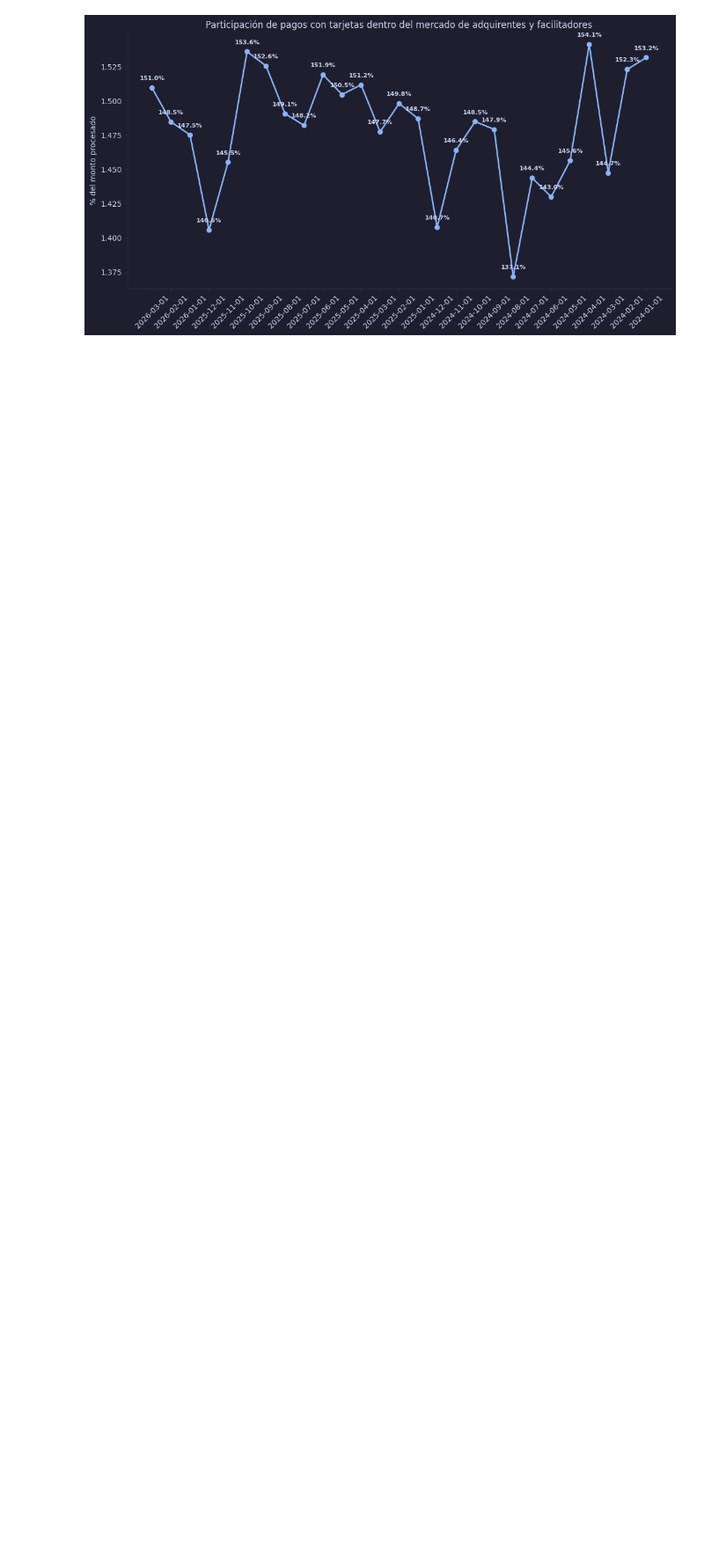
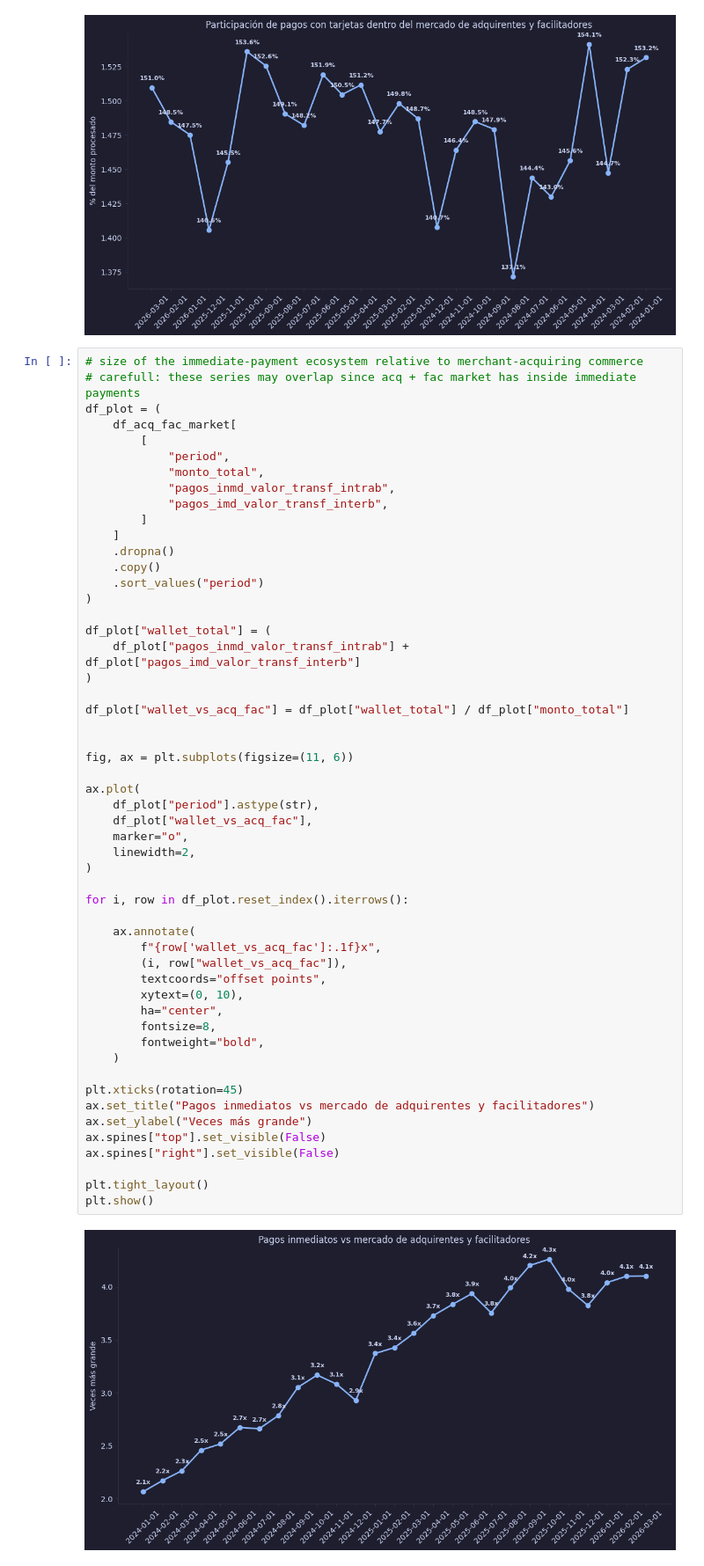
Before and after one commit to FerCorcuera/BCRP-ANALYTICS, a Jupyter notebook: payment-system/notebooks/acquirer_facilitaror_market.ipynb, the cells around one changed output. Shown at 88% size. Drawn from its saved outputs; the diff is of its cells as text; blank space fills up the shorter version.

```diff
--- a/payment-system/notebooks/acquirer_facilitaror_market.ipynb
+++ b/payment-system/notebooks/acquirer_facilitaror_market.ipynb
@@ -416,6 +497,61 @@ plt.tight_layout()
 plt.show()
 # %% [output]
 [figure]
+# %%
+# size of the immediate-payment ecosystem relative to merchant-acquiring commerce
+# carefull: these series may overlap since acq + fac market has inside immediate payments
+df_plot = (
+    df_acq_fac_market[
+        [
+            "period",
+            "monto_total",
+            "pagos_inmd_valor_transf_intrab",
+            "pagos_imd_valor_transf_interb",
+        ]
+    ]
+    .dropna()
+    .copy()
+    .sort_values("period")
+)
+
+df_plot["wallet_total"] = (
+    df_plot["pagos_inmd_valor_transf_intrab"] + df_plot["pagos_imd_valor_transf_interb"]
+)
+
+df_plot["wallet_vs_acq_fac"] = df_plot["wallet_total"] / df_plot["monto_total"]
+
+
+fig, ax = plt.subplots(figsize=(11, 6))
+
+ax.plot(
+    df_plot["period"].astype(str),
+    df_plot["wallet_vs_acq_fac"],
+    marker="o",
+    linewidth=2,
+)
+
+for i, row in df_plot.reset_index().iterrows():
+
+    ax.annotate(
+        f"{row['wallet_vs_acq_fac']:.1f}x",
+        (i, row["wallet_vs_acq_fac"]),
+        textcoords="offset points",
+        xytext=(0, 10),
+        ha="center",
+        fontsize=8,
+        fontweight="bold",
+    )
+
+plt.xticks(rotation=45)
+ax.set_title("Pagos inmediatos vs mercado de adquirentes y facilitadores")
+ax.set_ylabel("Veces más grande")
+ax.spines["top"].set_visible(False)
+ax.spines["right"].set_visible(False)
+
+plt.tight_layout()
+plt.show()
+# %% [output]
+[figure, added]
 # %% [markdown]
 ## MCC Categories Likely Included in "Otros Segmentos"
 
```
Also changed, not shown: parts of 8 cells of this notebook, 1 other file.
